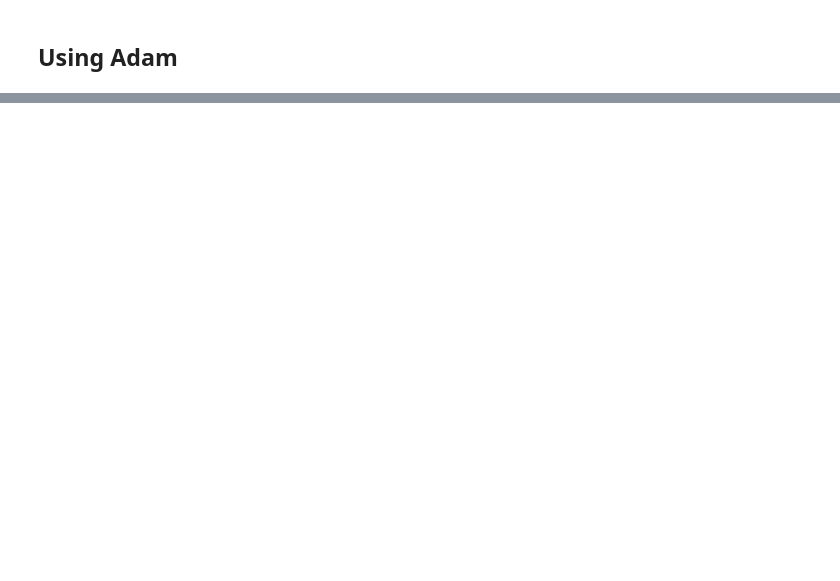
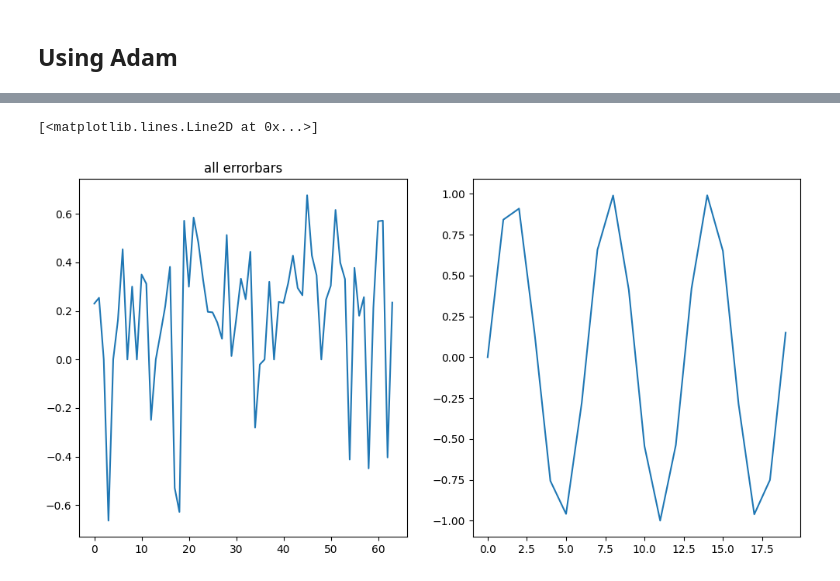
Before and after one commit to haroonraja01/ConvNetsTransferLearning, a Jupyter notebook: notebooks/TransferLearningCNN.ipynb, the cells around one changed output, grey strips where cells are left out. Saved outputs shown, nothing was run; the diff lists cells and outputs as text; code cells hidden in the pictures; blank space fills up the shorter version.

```diff
--- a/notebooks/TransferLearningCNN.ipynb
+++ b/notebooks/TransferLearningCNN.ipynb
@@ -232,18 +269,18 @@ loss_function = nn.CrossEntropyLoss()
 #loss_function = nn.SoftMarginLoss()
 
 # Load a pre-trained model
-model = models.resnet18(weights='IMAGENET1K_V1')
-num_ftrs = model.fc.in_features
+model_adam = models.resnet18(weights='IMAGENET1K_V1')
+num_ftrs = model_adam.fc.in_features
 # Here the size of each output sample is set to 2.
 # Alternatively, it can be generalized to ``nn.Linear(num_ftrs, len(class_names))``.
-model.fc = nn.Linear(num_ftrs, 2)
+model_adam.fc = nn.Linear(num_ftrs, 2)
 
-model = model.to(device)
+model_adam = model_adam.to(device)
 # Select Optimizer
 # optimizer = optim.SGD(model.parameters(), lr=0.001, momentum=0.9)
 # var1 = 0.1
 # var2 = 0.01
-optimizer = optim.Adam(model.parameters(), lr=0.0001)
+optimizer = optim.Adam(model_adam.parameters(), lr=0.0001)
 
-train_model(dataloader=dataloader, loss_function=loss_function, model=model, optimizer=optimizer)
+train_model(dataloader=dataloader, loss_function=loss_function, model=model_adam, optimizer=optimizer, scheduler=scheduler)
 # %% [output]
@@ -266,0 +335,4 @@ tensor(0.3237, grad_fn=<NllLossBackward0>) tensor(0) tensor([0, 0, 1, 1, 1, 1, 1
+# %%
+params_adam = list(model_adam.parameters())
+print(len(params_adam))
+print("Parameters for layer 1 {}, layer 2 {}, and layer 3 {}".format(params_adam[0].size(), params_adam[1].size(), params_adam[2].size()))
@@ -266,0 +377,10 @@ tensor(0.3237, grad_fn=<NllLossBackward0>) tensor(0) tensor([0, 0, 1, 1, 1, 1, 1
+# %%
+fig, (ax0, ax1) = plt.subplots(nrows=1, ncols=2, sharex=False,
+                                    figsize=(12, 6))
+
+ax0.set_title('all errorbars')
+ax0.plot(params_adam[2].detach().cpu().numpy())
+ax1.plot(np.sin(range(20)))
+# %% [output]
+[<matplotlib.lines.Line2D at 0x...>]
+[figure, added]
```
Also changed, not shown: parts of 24 cells of this notebook, 6 other files.
